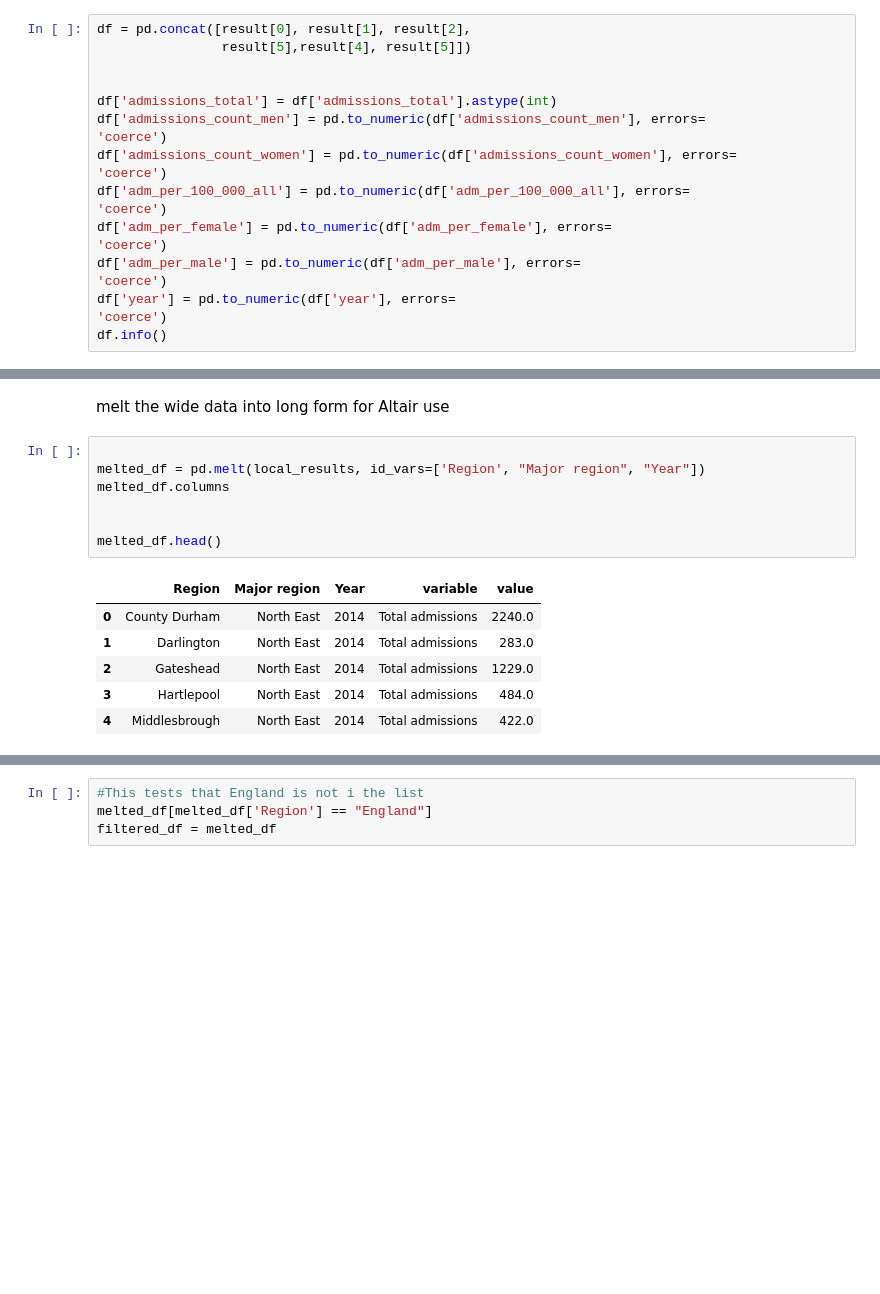
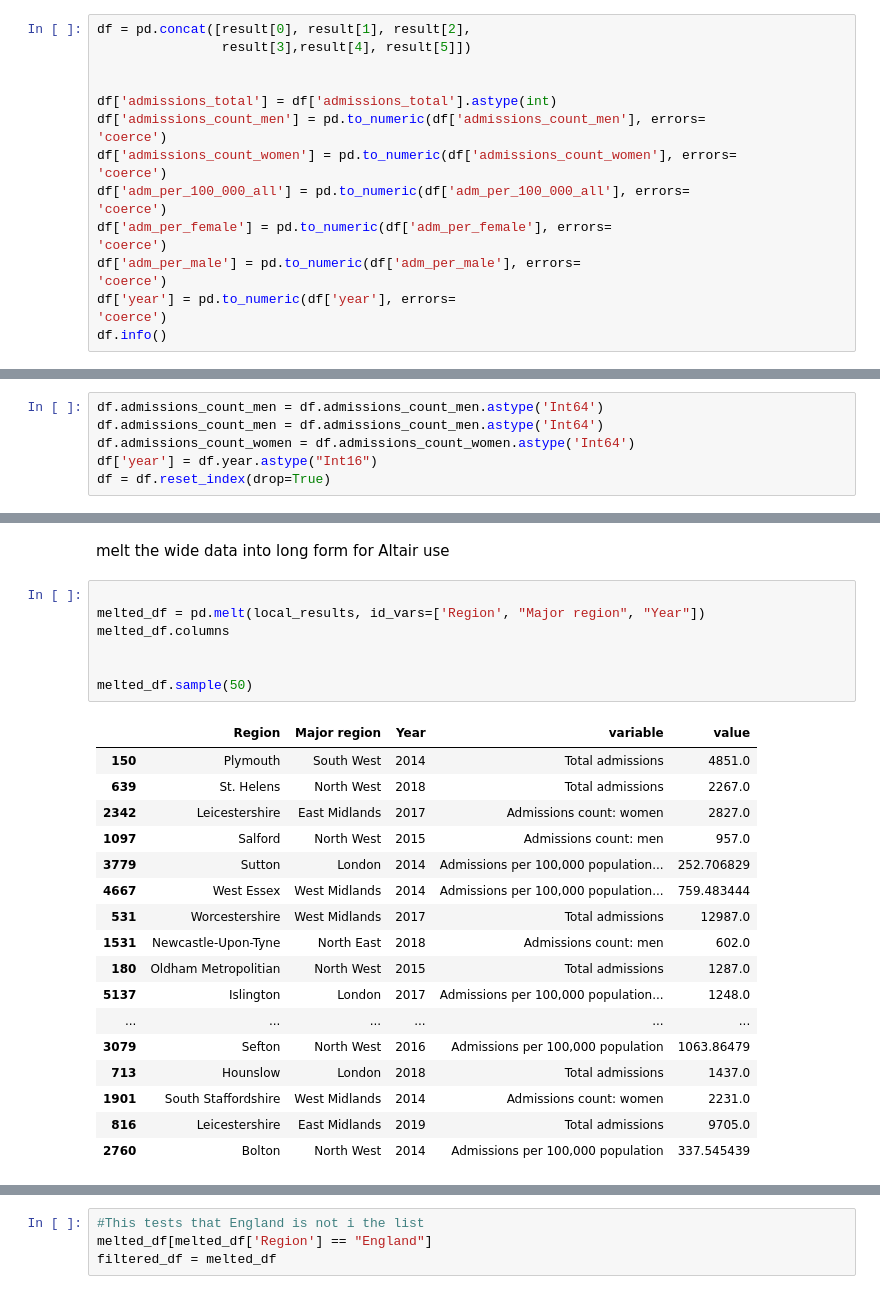
Before and after one commit to elksie5000/obesity, a Jupyter notebook: obesity_local.ipynb, the cells around one changed output, grey strips where cells are left out. Cells and saved outputs as stored; diff of their text form; blank space fills up the shorter version.

```diff
--- a/obesity_local.ipynb
+++ b/obesity_local.ipynb
@@ -137,7 +153,7 @@ result[0]
 171 rows × 8 columns
 # %%
 df = pd.concat([result[0], result[1], result[2],
-                result[5],result[4], result[5]])
+                result[3],result[4], result[5]])
 
 
 df['admissions_total'] = df['admissions_total'].astype(int)
@@ -173,3 +193,9 @@ memory usage: 69.1+ KB
+# %%
+df.admissions_count_men = df.admissions_count_men.astype('Int64')
+df.admissions_count_men = df.admissions_count_men.astype('Int64')
+df.admissions_count_women = df.admissions_count_women.astype('Int64')
+df['year'] = df.year.astype("Int16")
+df = df.reset_index(drop=True)
 # %%
 def test_top(s):
     """"Create the top tiers column which suggests if df is either major region or England. This will be used to create the subset of local authorities"""
@@ -288,14 +326,25 @@ melt the wide data into long form for Altair use
 # %%
 
 melted_df = pd.melt(local_results, id_vars=['Region', "Major region", "Year"])
 melted_df.columns
 
 
-melted_df.head()
+melted_df.sample(50)
 # %% [output]
 |  | Region | Major region | Year | variable | value |
-| 0 | County Durham | North East | 2014 | Total admissions | 2240.0 |
-| 1 | Darlington | North East | 2014 | Total admissions | 283.0 |
-| 2 | Gateshead | North East | 2014 | Total admissions | 1229.0 |
-| 3 | Hartlepool | North East | 2014 | Total admissions | 484.0 |
-| 4 | Middlesbrough | North East | 2014 | Total admissions | 422.0 |
+| 150 | Plymouth | South West | 2014 | Total admissions | 4851.0 |
+| 639 | St. Helens | North West | 2018 | Total admissions | 2267.0 |
+| 2342 | Leicestershire | East Midlands | 2017 | Admissions count: women | 2827.0 |
+| 1097 | Salford | North West | 2015 | Admissions count: men | 957.0 |
+| 3779 | Sutton | London | 2014 | Admissions per 100,000 population... | 252.706829 |
+| 4667 | West Essex | West Midlands | 2014 | Admissions per 100,000 population... | 759.483444 |
+| 531 | Worcestershire | West Midlands | 2017 | Total admissions | 12987.0 |
+| 1531 | Newcastle-Upon-Tyne | North East | 2018 | Admissions count: men | 602.0 |
+| 180 | Oldham Metropolitian | North West | 2015 | Total admissions | 1287.0 |
+| 5137 | Islington | London | 2017 | Admissions per 100,000 population... | 1248.0 |
+| ... | ... | ... | ... | ... | ... |
+| 3079 | Sefton | North West | 2016 | Admissions per 100,000 population | 1063.86479 |
+| 713 | Hounslow | London | 2018 | Total admissions | 1437.0 |
+| 1901 | South Staffordshire | West Midlands | 2014 | Admissions count: women | 2231.0 |
+| 816 | Leicestershire | East Midlands | 2019 | Total admissions | 9705.0 |
+| 2760 | Bolton | North West | 2014 | Admissions per 100,000 population | 337.545439 |
```
Also changed, not shown: parts of 31 cells of this notebook, 6 other files.
